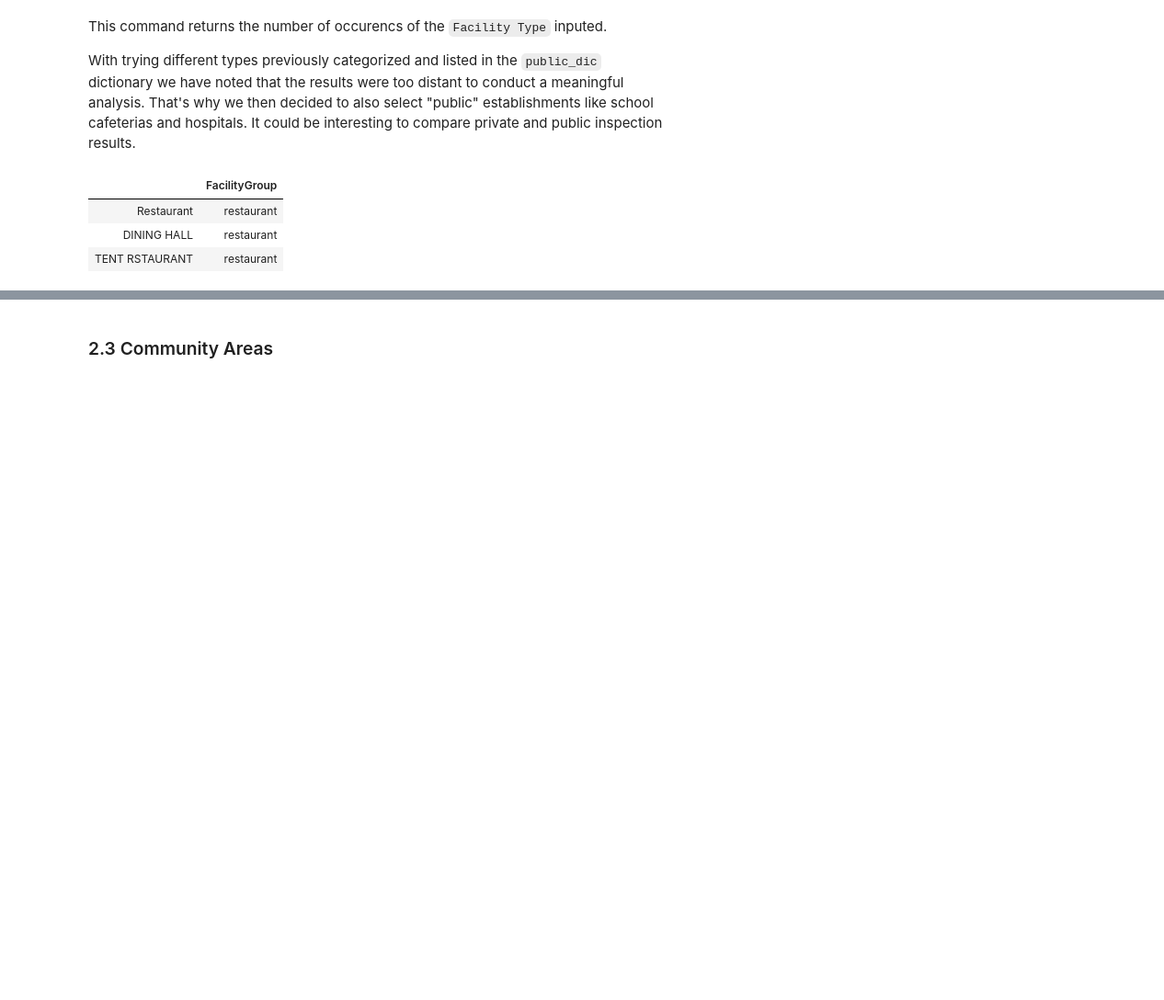
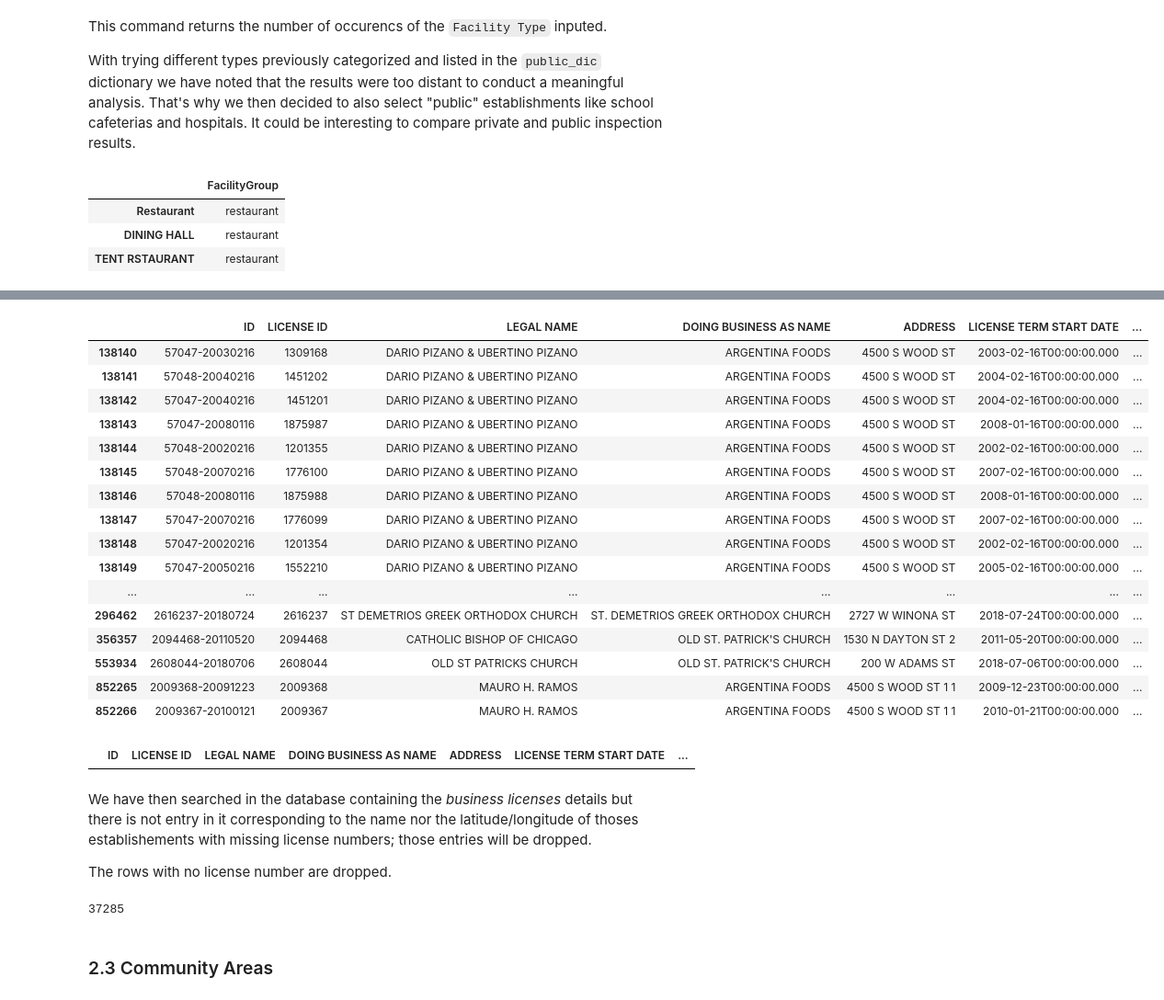
Before and after one commit to clairebilat/ada-2019-project-lost-and-found, a Jupyter notebook: Milestone-3.ipynb, the cells around one changed output, grey strips where cells are left out. Shown at 92% size. Drawn from its saved outputs; the diff is of its cells as text; code cells hidden in the pictures; blank space fills up the shorter version.

```diff
--- a/Milestone-3.ipynb
+++ b/Milestone-3.ipynb
@@ -395,0 +484,2 @@ eat_seat.head(3)
+# %%
+licenses = pd.read_csv('business-licenses.csv', sep=',', low_memory = False) #creation of the dataframe
@@ -395,0 +501,9 @@ eat_seat.head(3)
+# %%
+licenses = licenses.drop(columns = ['LEGAL NAME', 'ACCOUNT NUMBER', 'SITE NUMBER', 'CITY', 'STATE', 'ZIP CODE',
+       'WARD', 'PRECINCT', 'WARD PRECINCT', 'POLICE DISTRICT', 'APPLICATION TYPE', 'APPLICATION CREATED DATE',
+       'APPLICATION REQUIREMENTS COMPLETE', 'PAYMENT DATE',
+       'CONDITIONAL APPROVAL', 'LICENSE APPROVED FOR ISSUANCE',
+       'DATE ISSUED', 'LICENSE STATUS', 'LICENSE STATUS CHANGE DATE', 'SSA', 'LICENSE CODE',
+       'LICENSE DESCRIPTION', 'BUSINESS ACTIVITY ID', 'BUSINESS ACTIVITY',
+       'LICENSE NUMBER', 'Community Areas',
+       'Historical Wards 2003-2015', 'Zip Codes', 'Census Tracts', 'Wards'])
@@ -395,0 +519,28 @@ eat_seat.head(3)
+# %%
+licenses[licenses['DOING BUSINESS AS NAME'].isin(names_of_missing['DBA Name'])]
+# %% [output]
+|  | ID | LICENSE ID | LEGAL NAME | DOING BUSINESS AS NAME | ADDRESS | LICENSE TERM START DATE | ... |
+| 138140 | 57047-20030216 | 1309168 | DARIO PIZANO & UBERTINO PIZANO | ARGENTINA FOODS | 4500 S WOOD ST | 2003-02-16T00:00:00.000 | ... |
+| 138141 | 57048-20040216 | 1451202 | DARIO PIZANO & UBERTINO PIZANO | ARGENTINA FOODS | 4500 S WOOD ST | 2004-02-16T00:00:00.000 | ... |
+| 138142 | 57047-20040216 | 1451201 | DARIO PIZANO & UBERTINO PIZANO | ARGENTINA FOODS | 4500 S WOOD ST | 2004-02-16T00:00:00.000 | ... |
+| 138143 | 57047-20080116 | 1875987 | DARIO PIZANO & UBERTINO PIZANO | ARGENTINA FOODS | 4500 S WOOD ST | 2008-01-16T00:00:00.000 | ... |
+| 138144 | 57048-20020216 | 1201355 | DARIO PIZANO & UBERTINO PIZANO | ARGENTINA FOODS | 4500 S WOOD ST | 2002-02-16T00:00:00.000 | ... |
+| 138145 | 57048-20070216 | 1776100 | DARIO PIZANO & UBERTINO PIZANO | ARGENTINA FOODS | 4500 S WOOD ST | 2007-02-16T00:00:00.000 | ... |
+| 138146 | 57048-20080116 | 1875988 | DARIO PIZANO & UBERTINO PIZANO | ARGENTINA FOODS | 4500 S WOOD ST | 2008-01-16T00:00:00.000 | ... |
+| 138147 | 57047-20070216 | 1776099 | DARIO PIZANO & UBERTINO PIZANO | ARGENTINA FOODS | 4500 S WOOD ST | 2007-02-16T00:00:00.000 | ... |
+| 138148 | 57047-20020216 | 1201354 | DARIO PIZANO & UBERTINO PIZANO | ARGENTINA FOODS | 4500 S WOOD ST | 2002-02-16T00:00:00.000 | ... |
+| 138149 | 57047-20050216 | 1552210 | DARIO PIZANO & UBERTINO PIZANO | ARGENTINA FOODS | 4500 S WOOD ST | 2005-02-16T00:00:00.000 | ... |
+| ... | ... | ... | ... | ... | ... | ... | ... |
+| 296462 | 2616237-20180724 | 2616237 | ST DEMETRIOS GREEK ORTHODOX CHURCH | ST. DEMETRIOS GREEK ORTHODOX CHURCH | 2727 W WINONA ST | 2018-07-24T00:00:00.000 | ... |
+| 356357 | 2094468-20110520 | 2094468 | CATHOLIC BISHOP OF CHICAGO | OLD ST. PATRICK'S CHURCH | 1530 N DAYTON ST 2 | 2011-05-20T00:00:00.000 | ... |
+| 553934 | 2608044-20180706 | 2608044 | OLD ST PATRICKS CHURCH | OLD ST. PATRICK'S CHURCH | 200 W ADAMS ST | 2018-07-06T00:00:00.000 | ... |
+| 852265 | 2009368-20091223 | 2009368 | MAURO H. RAMOS | ARGENTINA FOODS | 4500 S WOOD ST 1 1 | 2009-12-23T00:00:00.000 | ... |
+| 852266 | 2009367-20100121 | 2009367 | MAURO H. RAMOS | ARGENTINA FOODS | 4500 S WOOD ST 1 1 | 2010-01-21T00:00:00.000 | ... |
+# %%
+licenses[licenses['LATITUDE'].isin(names_of_missing['Latitude']) & licenses['LONGITUDE'].isin(names_of_missing['Longitude'])]
+# %% [output]
+|  | ID | LICENSE ID | LEGAL NAME | DOING BUSINESS AS NAME | ADDRESS | LICENSE TERM START DATE | ... |
+# %% [markdown]
+We have then searched in the database containing the *business licenses* details but there is not entry in it corresponding to the name nor the latitude/longitude of thoses establishements with missing license numbers; those entries will be dropped.
+
+The rows with no license number are dropped.
@@ -396,3 +551,7 @@ eat_seat.head(3)
+# %%
+len(eat_seat.License.unique())
+# %% [output]
+37285
 # %% [markdown]
 ### 2.3 Community Areas
 # %%
```
Also changed, not shown: parts of 70 cells of this notebook.
